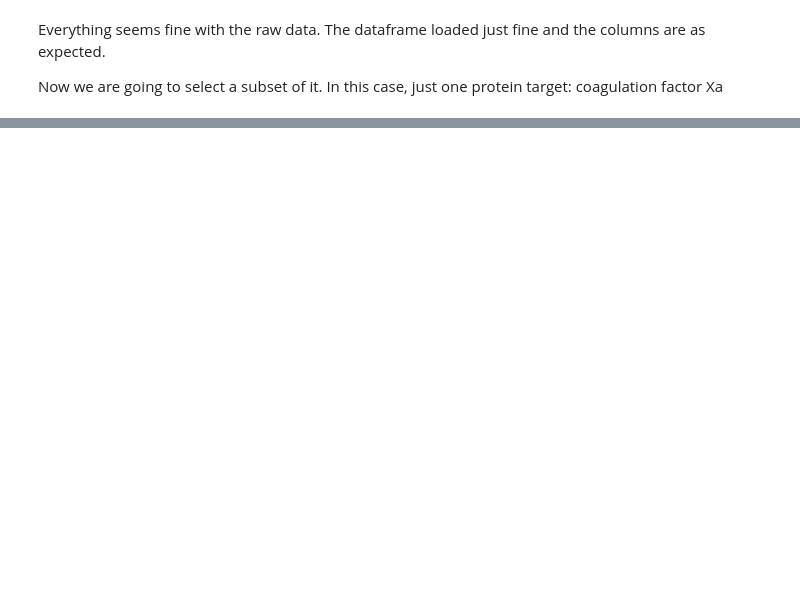
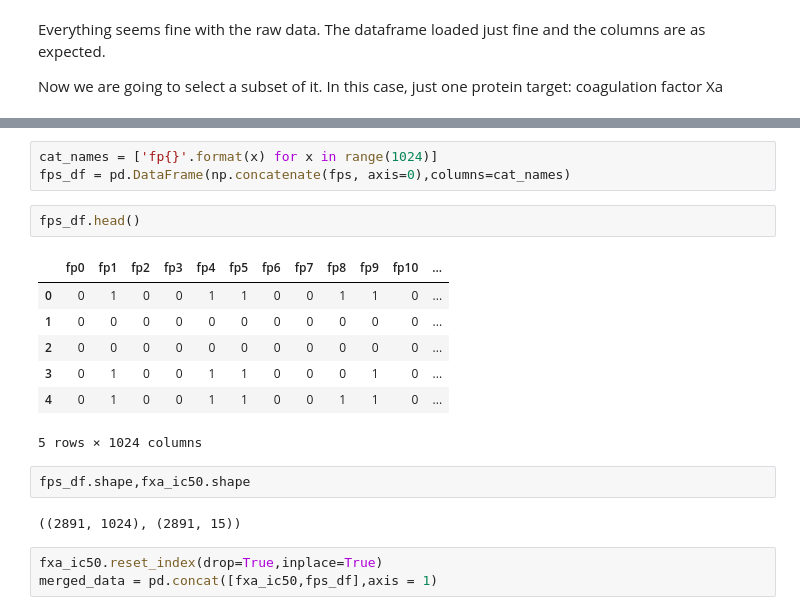
Before and after one commit to Marcosuff/Marcosuff.github.io, a Jupyter notebook: nbs/download_chembl.ipynb, the cells around one changed output, grey strips where cells are left out. Drawn from its saved outputs; the diff is of its cells as text; blank space fills up the shorter version.

```diff
--- a/nbs/download_chembl.ipynb
+++ b/nbs/download_chembl.ipynb
@@ -61,0 +131,20 @@ fxa.head()
+# %%
+cat_names = ['fp{}'.format(x) for x in range(1024)]
+fps_df = pd.DataFrame(np.concatenate(fps, axis=0),columns=cat_names)
+# %%
+fps_df.head()
+# %% [output]
+|  | fp0 | fp1 | fp2 | fp3 | fp4 | fp5 | fp6 | fp7 | fp8 | fp9 | fp10 | ... |
+| 0 | 0 | 1 | 0 | 0 | 1 | 1 | 0 | 0 | 1 | 1 | 0 | ... |
+| 1 | 0 | 0 | 0 | 0 | 0 | 0 | 0 | 0 | 0 | 0 | 0 | ... |
+| 2 | 0 | 0 | 0 | 0 | 0 | 0 | 0 | 0 | 0 | 0 | 0 | ... |
+| 3 | 0 | 1 | 0 | 0 | 1 | 1 | 0 | 0 | 0 | 1 | 0 | ... |
+| 4 | 0 | 1 | 0 | 0 | 1 | 1 | 0 | 0 | 1 | 1 | 0 | ... |
+5 rows × 1024 columns
+# %%
+fps_df.shape,fxa_ic50.shape
+# %% [output]
+((2891, 1024), (2891, 15))
+# %%
+fxa_ic50.reset_index(drop=True,inplace=True)
+merged_data = pd.concat([fxa_ic50,fps_df],axis = 1)
```
Also changed, not shown: parts of 23 cells of this notebook.
